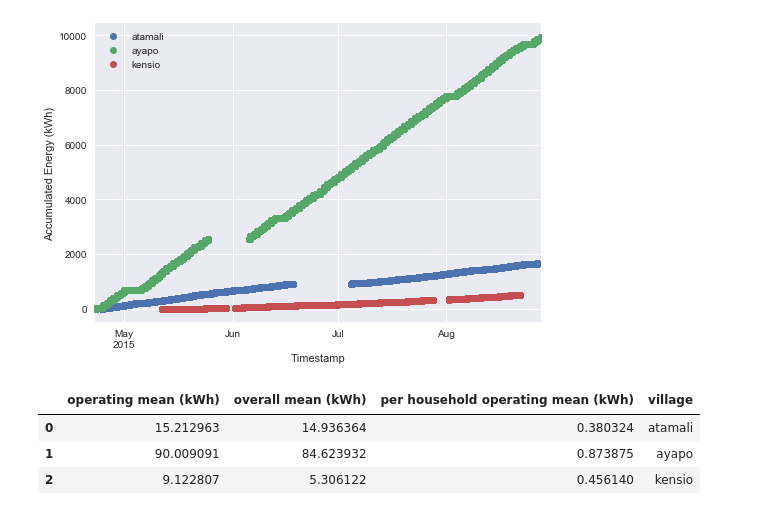
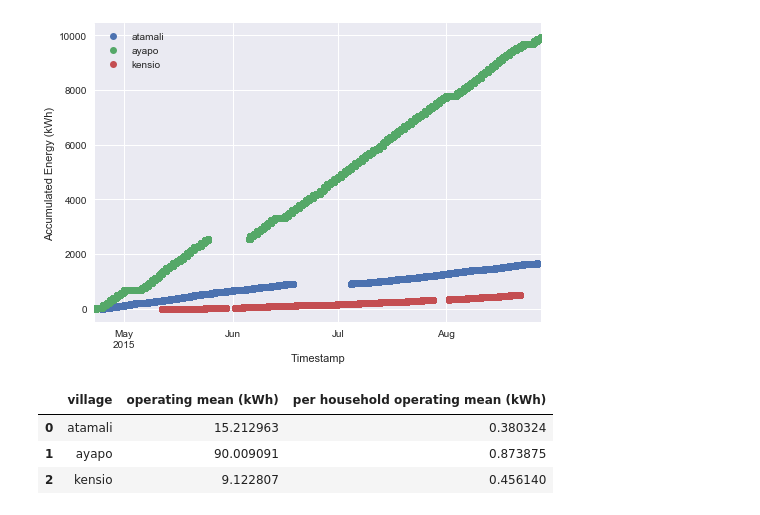
Before and after one commit to dsoto/WP19, a Jupyter notebook: analysis/SI-energy-analysis.ipynb, the cells around one changed output. Saved outputs shown, nothing was run; the diff lists cells and outputs as text; code cells hidden in the pictures.

```diff
--- a/analysis/SI-energy-analysis.ipynb
+++ b/analysis/SI-energy-analysis.ipynb
@@ -50,29 +50,30 @@ plt.show()
 # %%
 # mean on days with and without service
 
 table_data = []
 for rfd in wpa.raw_file_data[2:]:
     vname = rfd['village_name']
     daily_energy = data_zf[vname]['kWh export'].diff().resample('D').sum()
     operating_daily_energy = daily_energy[daily_energy > 0]
     table_data.append({'village': vname,
                        'overall mean (kWh)': daily_energy.mean(),
                        'operating mean (kWh)': operating_daily_energy.mean(),
                        'per household operating mean (kWh)': operating_daily_energy.mean()/rfd['connections']})
 
 table = pd.DataFrame(table_data)
+table = table[['village', 'operating mean (kWh)', 'per household operating mean (kWh)']]
 
 # export table for inclusion
 import tabulate
-with open('../plots/energy_table.md','w') as f:
+with open('../tables/daily_operating_energy.md','w') as f:
     f.write(tabulate.tabulate(table, tablefmt='pipe', headers=table.columns))
 
 table
 # %% [output]
-|  | operating mean (kWh) | overall mean (kWh) | per household operating mean (kWh) | village |
-| 0 | 15.212963 | 14.936364 | 0.380324 | atamali |
-| 1 | 90.009091 | 84.623932 | 0.873875 | ayapo |
-| 2 | 9.122807 | 5.306122 | 0.456140 | kensio |
+|  | village | operating mean (kWh) | per household operating mean (kWh) |
+| 0 | atamali | 15.212963 | 0.380324 |
+| 1 | ayapo | 90.009091 | 0.873875 |
+| 2 | kensio | 9.122807 | 0.456140 |
 # %%
 # show result of the resample
 # original plot
```
Also changed, not shown: parts of 3 cells of this notebook, 9 other files.
